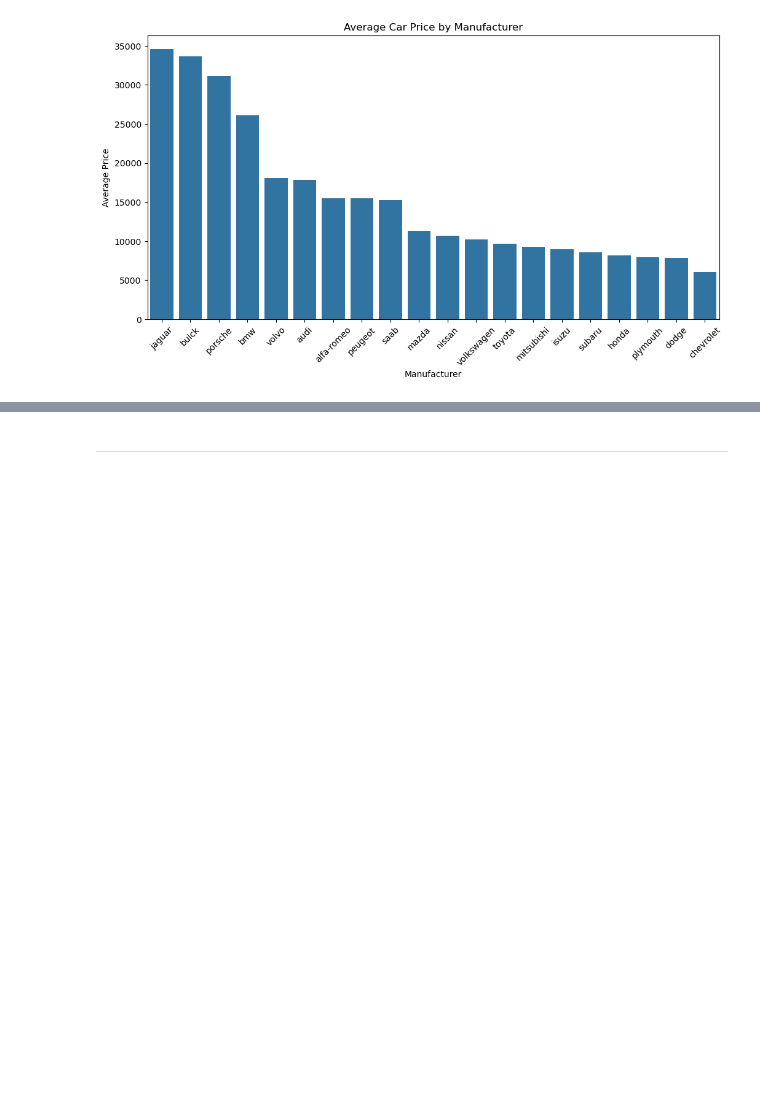
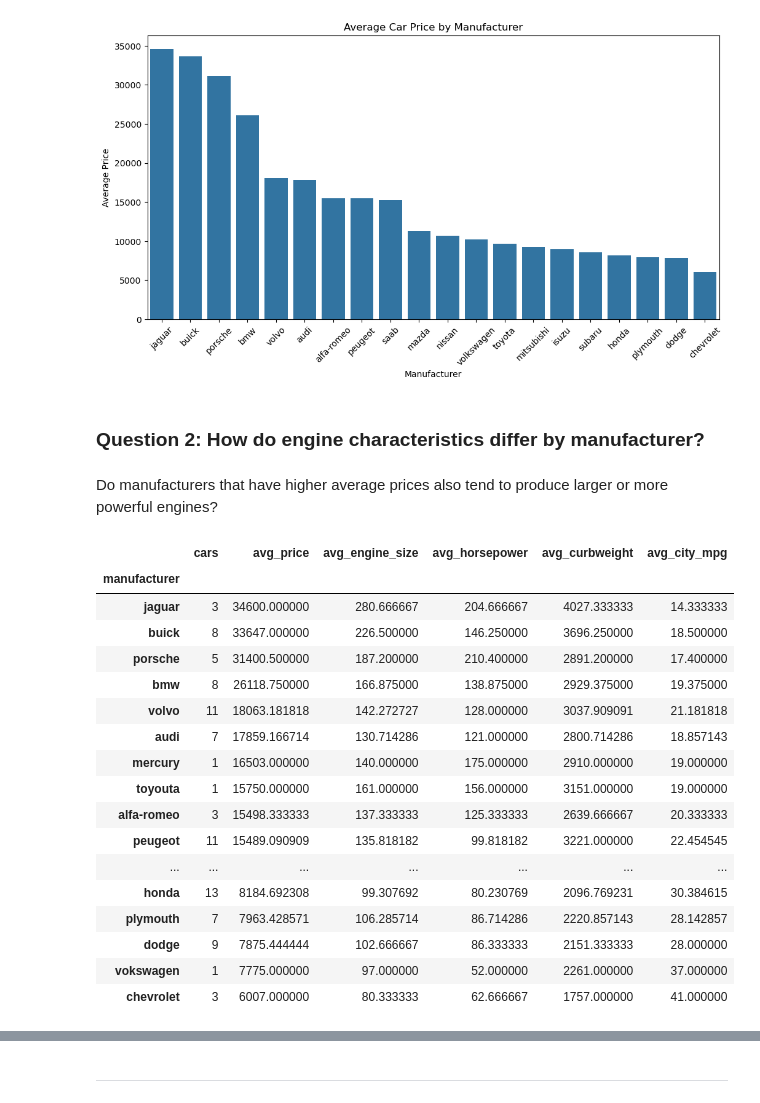
Before and after one commit to phonemes-and-speech-entrainment/Car_feature_price_analysis, a Jupyter notebook: jupyter_notebooks/Notebook_Template.ipynb, the cells around one changed output, grey strips where cells are left out. Saved outputs shown, nothing was run; the diff lists cells and outputs as text; code cells hidden in the pictures; blank space fills up the shorter version.

Commit message:
Add question 2 feature extraction

```diff
--- a/jupyter_notebooks/Notebook_Template.ipynb
+++ b/jupyter_notebooks/Notebook_Template.ipynb
@@ -438,3 +438,41 @@ plt.title('Average Car Price by Manufacturer')
 plt.show()
 # %% [output]
 [figure]
+# %% [markdown]
+### Question 2: How do engine characteristics differ by manufacturer?
+# %% [markdown]
+Do manufacturers that have higher average prices also tend to produce larger or more powerful engines?
+# %%
+manufacturer_engine = (
+    df.groupby('manufacturer')
+    .agg(
+        cars=('car_ID', 'count'),
+        avg_price=('price', 'mean'),
+        avg_engine_size=('enginesize', 'mean'),
+        avg_horsepower=('horsepower', 'mean'),
+        avg_curbweight=('curbweight', 'mean'),
+        avg_city_mpg=('citympg', 'mean')
+    )
+    .sort_values('avg_price', ascending=False)
+)
+
+manufacturer_engine
+# %% [output]
+|  | cars | avg_price | avg_engine_size | avg_horsepower | avg_curbweight | avg_city_mpg |
+| manufacturer |  |  |  |  |  |  |
+| jaguar | 3 | 34600.000000 | 280.666667 | 204.666667 | 4027.333333 | 14.333333 |
+| buick | 8 | 33647.000000 | 226.500000 | 146.250000 | 3696.250000 | 18.500000 |
+| porsche | 5 | 31400.500000 | 187.200000 | 210.400000 | 2891.200000 | 17.400000 |
+| bmw | 8 | 26118.750000 | 166.875000 | 138.875000 | 2929.375000 | 19.375000 |
+| volvo | 11 | 18063.181818 | 142.272727 | 128.000000 | 3037.909091 | 21.181818 |
+| audi | 7 | 17859.166714 | 130.714286 | 121.000000 | 2800.714286 | 18.857143 |
+| mercury | 1 | 16503.000000 | 140.000000 | 175.000000 | 2910.000000 | 19.000000 |
+| toyouta | 1 | 15750.000000 | 161.000000 | 156.000000 | 3151.000000 | 19.000000 |
+| alfa-romeo | 3 | 15498.333333 | 137.333333 | 125.333333 | 2639.666667 | 20.333333 |
+| peugeot | 11 | 15489.090909 | 135.818182 | 99.818182 | 3221.000000 | 22.454545 |
+| ... | ... | ... | ... | ... | ... | ... |
+| honda | 13 | 8184.692308 | 99.307692 | 80.230769 | 2096.769231 | 30.384615 |
+| plymouth | 7 | 7963.428571 | 106.285714 | 86.714286 | 2220.857143 | 28.142857 |
+| dodge | 9 | 7875.444444 | 102.666667 | 86.333333 | 2151.333333 | 28.000000 |
+| vokswagen | 1 | 7775.000000 | 97.000000 | 52.000000 | 2261.000000 | 37.000000 |
+| chevrolet | 3 | 6007.000000 | 80.333333 | 62.666667 | 1757.000000 | 41.000000 |
```
Also changed, not shown: parts of 7 cells of this notebook.
